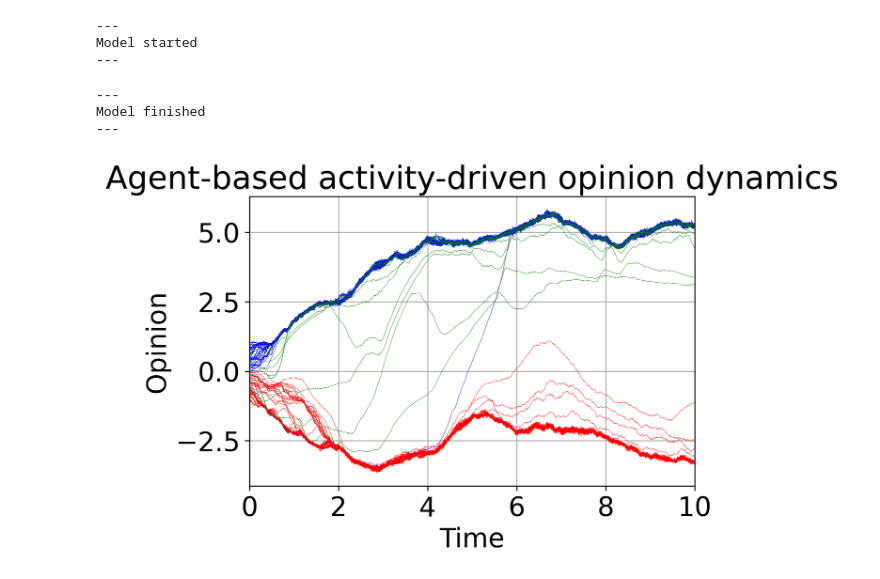
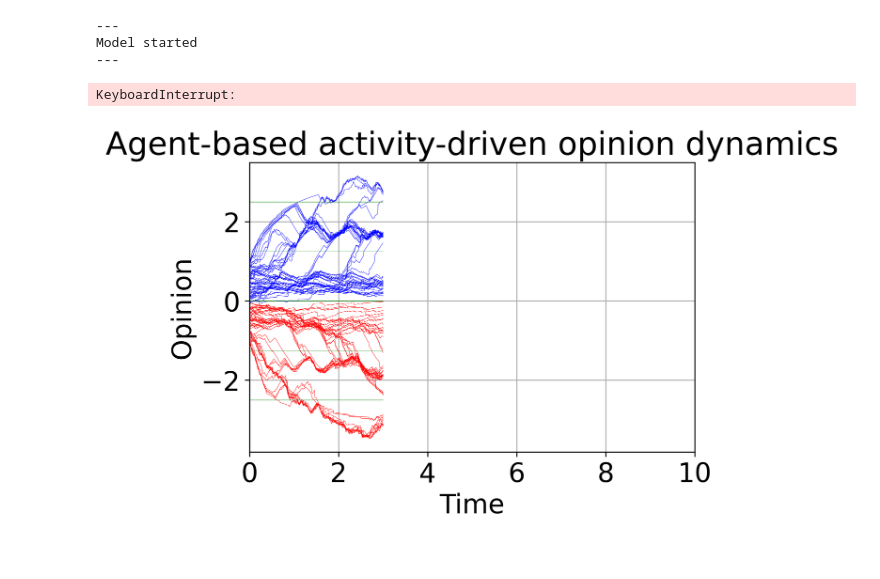
Before and after one commit to J3nF/Echo-Chamber, a Jupyter notebook: Echo-Chamber.ipynb, the cells around one changed output. Drawn from its saved outputs; the diff is of its cells as text; code cells hidden in the pictures.

Commit message:
added Influencer parameters

```diff
--- a/Echo-Chamber.ipynb
+++ b/Echo-Chamber.ipynb
@@ -37,27 +37,26 @@ class Agent:
         return self.a
 
 class Model:
-    def __init__(self, N):
+    def __init__(self, N, a_dist):
 
         x = np.linspace(-1,1,N)
         PowerDistribution = PowerLaw(a=epsilon)
-        a = PowerDistribution.rvs(size=N)
+        a = a_dist.rvs(size=N)
         self.network = []
         for i in range(N):
             self.network.append(Agent(x[i], a[i]))
 
-    def __init__(self, N, N_Influencer):
+    def __init__(self, N, N_Influencer, a_dist):
 
         # Initialise N common agents
         x = np.linspace(-1,1,N)
-        PowerDistribution = PowerLaw(a=epsilon)
-        a = PowerDistribution.rvs(size=N)
+        a = a_dist.rvs(size=N)
         self.network = []
         for i in range(N):
             self.network.append(Agent(x[i], a[i]))
 
         # Initialise N_Influencer influencer agents
-        x = np.linspace(-1,1,N_Influencer)
+        x = np.linspace(-2.5,2.5,N_Influencer)
         a = np.ones(N_Influencer)
         self.influencers = []
         for i in range(N_Influencer):
@@ -159,17 +158,13 @@ def generateContactMatrix(x, beta, m, r):
                     A[index_j][index_i] = 1
     return A
 
-def generateContactMatrix(model, N, beta, m, r):
+def generateContactMatrix(model, N, beta, m,m_influencer, r):
 
     x = np.array(model.getAllOpinions())
     x = np.append(x, model.getInfluencerOpinions())
     a = np.array(model.getAllActivities())
     a = np.append(a, model.getInfluencerActivities())
 
-    ##########
-    # m_influencer = np.arange(m, N/2, len(x)-N)
-    m_influencer = np.array((len(x)-N)*[0.25*(len(x))])
-    ##########
     rng = default_rng()
     A = np.zeros((len(x), len(x)))
     for index_i, i in enumerate(x):
@@ -201,10 +196,10 @@ def generateContactMatrix(model, N, beta, m, r):
 # %%
 # Define fixed parameters
 t_current = 0
-tMax = 10
+tMax = 3
 dt = 0.01
 N = 100
-N_Influencer = 10
+N_Influencer = 5
 K=3
 # Define different alpha, beta values as arrays from which to pick for each graph
 alphas = np.array([0.05, 3, 3])
@@ -213,12 +208,14 @@ alpha_current = alphas[2]
 beta_current = betas[2]
 
 # Fixed activity-driving (AD) parameters
-m = 10
+m = 5
+m_influencer = np.array((N_Influencer)*[0.15*N])
 epsilon = 0.01
 gamma = 2.1
-r = 0
+r = 0.5
+a_dist=PowerLaw(a=epsilon)
 
-model = Model(N, N_Influencer)
+model = Model(N, N_Influencer, a_dist)
 opinionStorage = np.array(model.getAllOpinions())
 opinionStorage = np.append(opinionStorage, model.getInfluencerOpinions())
 # %%
@@ -231,7 +228,7 @@ for t in tqdm(np.arange(0, tMax, dt)):
     t_current = t_current + dt
 
     t_RK4 = np.linspace(t_current-dt, t_current, 2)
-    A = generateContactMatrix(model, N, beta_current, m, r)
+    A = generateContactMatrix(model, N, beta_current, m, m_influencer, r)
     currentOpinions = np.array(model.getAllOpinions())
     currentOpinions = np.append(currentOpinions, model.getInfluencerOpinions())
     solODE = odeint(diffEq, currentOpinions, t_RK4, args=(alpha_current, K))
@@ -239,7 +236,7 @@ for t in tqdm(np.arange(0, tMax, dt)):
     # Update and store new opinions in agents and storage array
     newOpinions = solODE[-1]
     model.updateAllOpinions(newOpinions[:N])
-    model.updateInfluencerOpinions(newOpinions[N:])
+    #model.updateInfluencerOpinions(newOpinions[N:])
 
     newOpinions = np.array(model.getAllOpinions())
     newOpinions = np.append(newOpinions, model.getInfluencerOpinions())
@@ -251,45 +248,46 @@ print('\n---\nModel finished\n---')
 ---
 Model started
 ---
----
-Model finished
----
+KeyboardInterrupt:
 # %%
 # Plot the results:
 plt.close('all')
 # Globally change font size for Matplotlib plots
 plt.rcParams.update({'font.size': 20})
 plt.rcParams['figure.dpi'] = 300
-
+x_influencer= model.getInfluencerOpinions()
 # Get time values for plotting out of storage array information
 times = np.arange(0, len(opinionStorage)*dt, dt)
-
 # Plot each agent via looping over storage array
+opinionStorage.T[2]
 for i in range(len(opinionStorage.T)):
 
     # In case the last value of agent i is negative, the graph color will be changed to red
     if opinionStorage.T[i][-1] < 0:
         color = 'r'
     else:
         color ='b'
     # Influencers will be coloured green
     if i>=N:
+        #opinionStorage.T[i]= x_influencer[i-N]
         color = 'g'
     plt.plot(times, opinionStorage.T[i], color, linewidth=.25)
+
+
 
 plt.xlabel('Time')
 plt.ylabel('Opinion')
 plt.title('Agent-based activity-driven opinion dynamics')
 plt.grid()
 plt.xlim([0,10])
 #plt.ylim([-5, 5])
 #plt.xticks([0, 5, 10])
 #plt.yticks([-5, 0, 5])
 
 # Uncomment if you do want to save the figure:
-file_name = 'Dynamics--N='+str(N)+'--alpha='+str(alpha_current)+'--beta='+str(beta_current)
+file_name = 'Dynamics--N='+str(N)+'--alpha='+str(alpha_current)+'--beta='+str(beta_current)+'--m_inf=0.15'
 np.savetxt(str('./Results/'+file_name+'.txt'), opinionStorage.T)
 plt.savefig(str('./Results/'+file_name+'.png'), bbox_inches='tight')
 plt.show()
 # %% [output]
-[figure, old version]
+[figure, new version]
```
